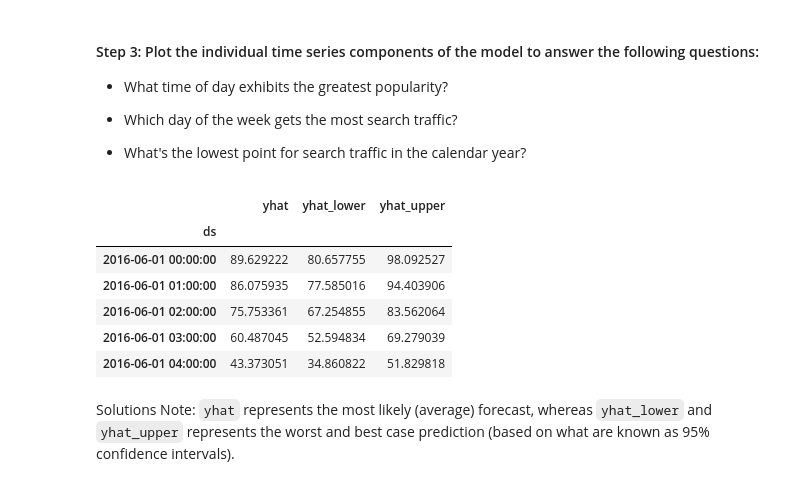
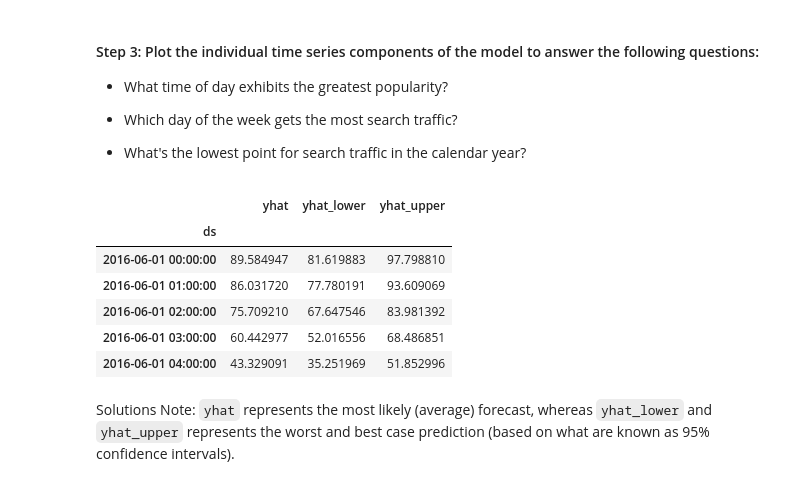
Before and after one commit to sppencerr/prophet-challenge, a Jupyter notebook: forecasting_net_prophet.ipynb, the cells around one changed output. Cells and saved outputs as stored; diff of their text form; code cells hidden in the pictures.

```diff
--- a/forecasting_net_prophet.ipynb
+++ b/forecasting_net_prophet.ipynb
@@ -401,3 +407,4 @@ Now, you need to produce a time series model that analyzes and forecasts pattern
 | 37105 | 2020-09-08 00:00:00 | 96 |
 # %%
 # Call the Prophet function, store as an object
+model = Prophet()
@@ -406,3 +411,4 @@ Now, you need to produce a time series model that analyzes and forecasts pattern
 # %%
 # Fit the time-series model.
+model.fit(mercado_prophet_df)
 # %% [output]
@@ -419,9 +418,10 @@ INFO:cmdstanpy:Chain [1] done processing
 # %%
 # Create a future dataframe to hold predictions
 # Make the prediction go out as far as 2000 hours (approx 80 days)
-
+future_mercado_trends = model.make_future_dataframe(periods=2000, freq='H')
 
 # View the last five rows of the future_mercado_trends DataFrame
+future_mercado_trends.tail()
 # %% [output]
 |  | ds |
 | 39101 | 2020-11-30 04:00:00 |
@@ -446,6 +447,8 @@ INFO:cmdstanpy:Chain [1] done processing
 #### Step 2: After estimating the model, plot the forecast. How's the near-term forecast for the popularity of MercadoLibre?
 # %%
 # Plot the Prophet predictions for the Mercado trends data
+forecast = model.predict(future_mercado_trends)
+model.plot(forecast)
 # %% [output]
 [figure]
 [figure]
@@ -465,17 +468,18 @@ INFO:cmdstanpy:Chain [1] done processing
 * What's the lowest point for search traffic in the calendar year?
 # %%
 # Set the index in the forecast_mercado_trends DataFrame to the ds datetime column
-
+forecast.set_index('ds', inplace=True)
 
 # View the only the yhat,yhat_lower and yhat_upper columns from the DataFrame
+forecast[['yhat', 'yhat_lower', 'yhat_upper']].head()
 # %% [output]
 |  | yhat | yhat_lower | yhat_upper |
 | ds |  |  |  |
-| 2016-06-01 00:00:00 | 89.629222 | 80.657755 | 98.092527 |
-| 2016-06-01 01:00:00 | 86.075935 | 77.585016 | 94.403906 |
-| 2016-06-01 02:00:00 | 75.753361 | 67.254855 | 83.562064 |
-| 2016-06-01 03:00:00 | 60.487045 | 52.594834 | 69.279039 |
-| 2016-06-01 04:00:00 | 43.373051 | 34.860822 | 51.829818 |
+| 2016-06-01 00:00:00 | 89.584947 | 81.619883 | 97.798810 |
+| 2016-06-01 01:00:00 | 86.031720 | 77.780191 | 93.609069 |
+| 2016-06-01 02:00:00 | 75.709210 | 67.647546 | 83.981392 |
+| 2016-06-01 03:00:00 | 60.442977 | 52.016556 | 68.486851 |
+| 2016-06-01 04:00:00 | 43.329091 | 35.251969 | 51.852996 |
 # %% [markdown]
 Solutions Note: `yhat` represents the most likely (average) forecast, whereas `yhat_lower` and `yhat_upper` represents the worst and best case prediction (based on what are known as 95% confidence intervals).
 # %%
```
Also changed, not shown: parts of 18 cells of this notebook.
